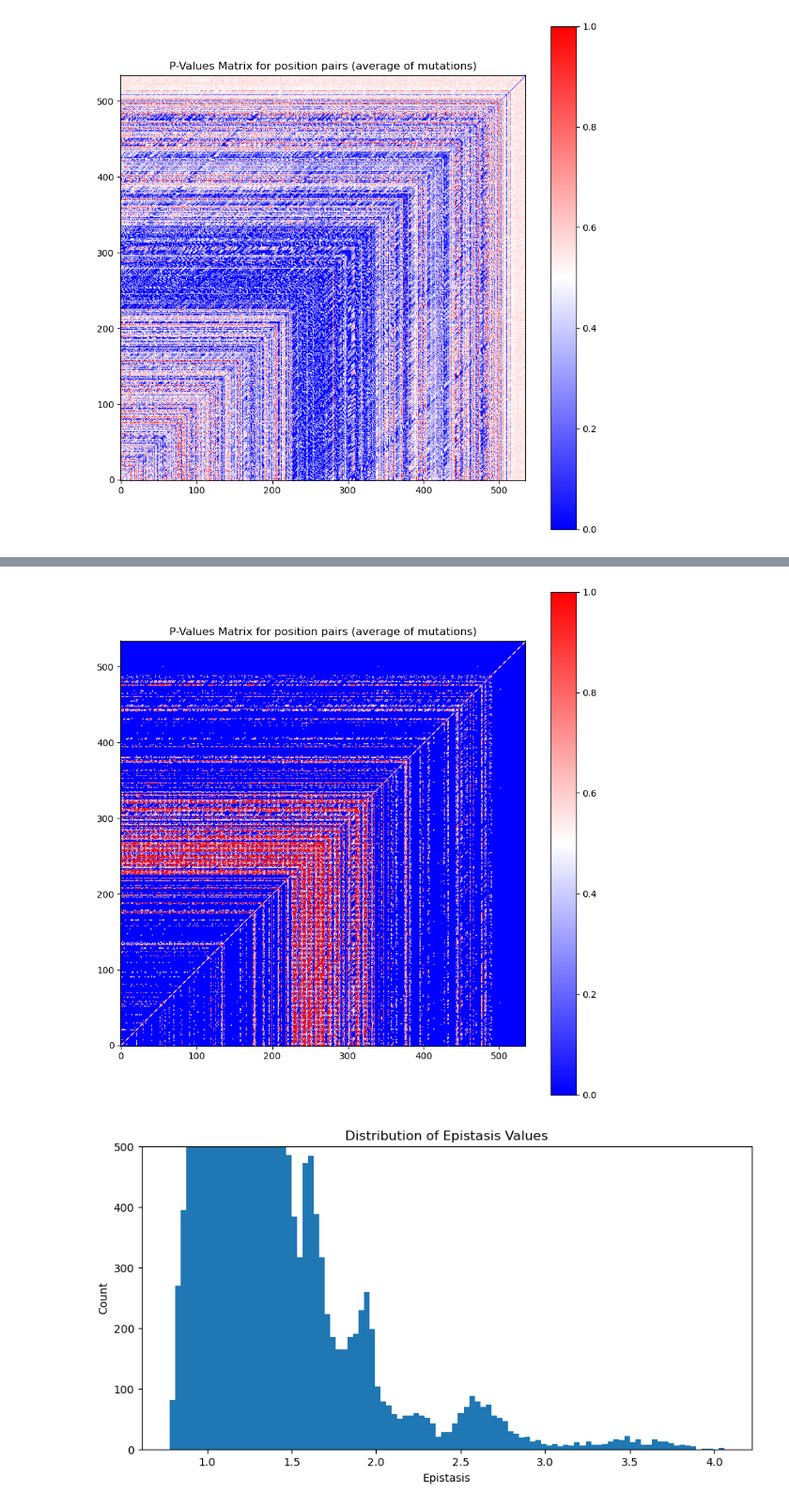
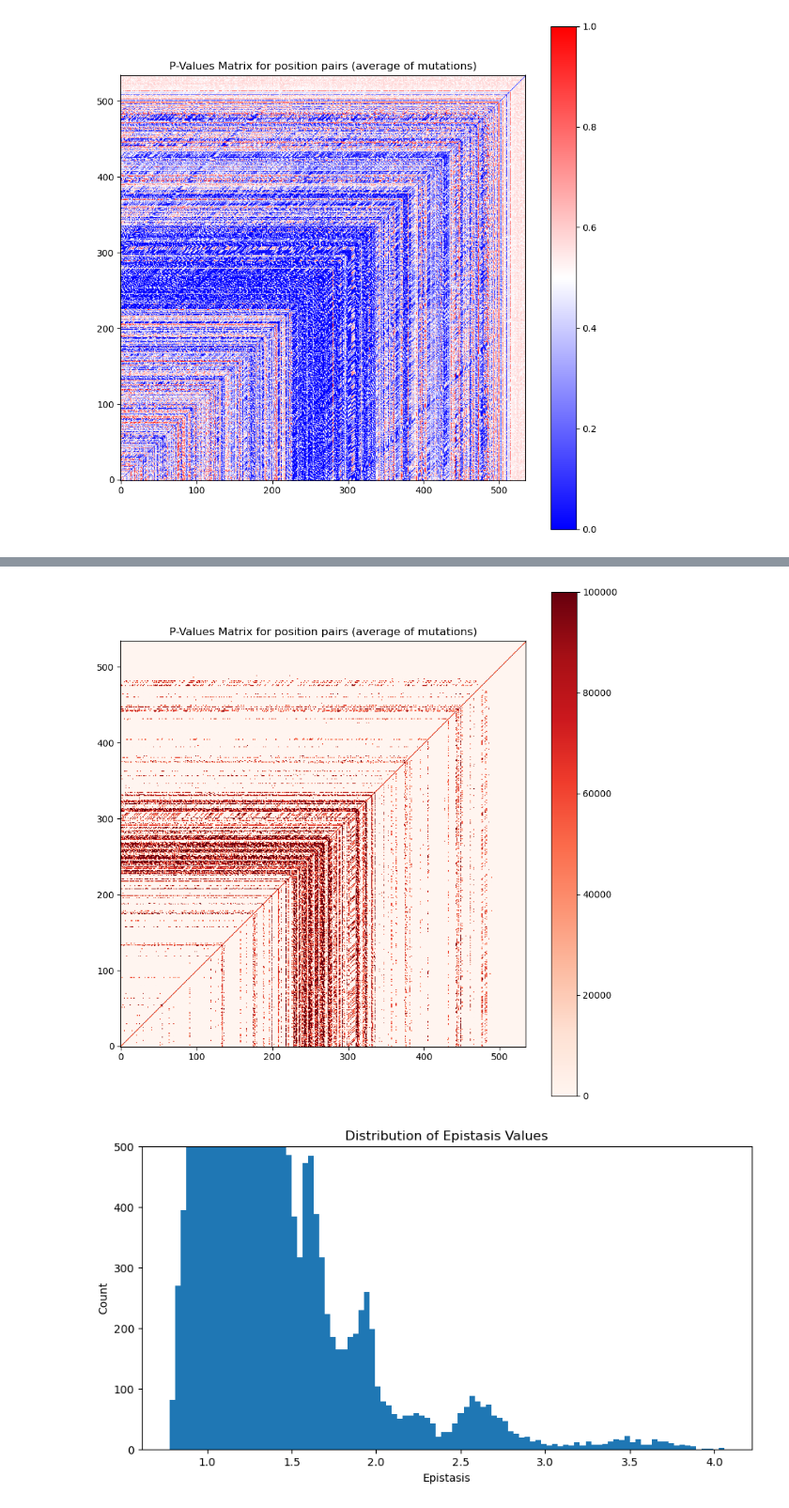
Before and after one commit to JoshuaGensel/MIME_ML, a Jupyter notebook: src/experimental_analysis.ipynb, the cells around one changed output, grey strips where cells are left out. Shown at 94% size. Drawn from its saved outputs; the diff is of its cells as text; code cells hidden in the pictures.

```diff
--- a/src/experimental_analysis.ipynb
+++ b/src/experimental_analysis.ipynb
@@ -446,9 +461,6 @@ plt.show()
 # %%
-# create 535x535 matrix with p-values
-p_values_matrix = np.zeros((535, 535))
-for i in range(len(position_pairs)):
-    p_values_matrix[position_pairs[i][0], position_pairs[i][1]] = p_values[i]
-    p_values_matrix[position_pairs[i][1], position_pairs[i][0]] = p_values[i]
+# load p-values matrix
+p_values_matrix = np.loadtxt('./experimental_model/p_values_matrix.txt')
 
 # plot p-values matrix as heatmap
 plt.figure(figsize=(10, 10))
@@ -463,14 +486,15 @@ plt.show()
 # %%
 # plot heatmap of p values < benjamini-hochberg threshold
 plt.figure(figsize=(10, 10))
-plt.imshow(p_values_matrix < epistasis_threshold, cmap='bwr')
+epsilon = 0.00001
+plt.imshow((1/(p_values_matrix+epsilon) * (p_values_matrix < 0.008)), cmap='Reds')
 # invert y axis to match sequence
 plt.gca().invert_yaxis()
 plt.colorbar()
 plt.title('P-Values Matrix for position pairs (average of mutations)')
 plt.show()
 # %% [output]
-[figure, old version]
+[figure, new version]
 # %%
 # plot distribution of epistasis values
 plt.figure(figsize=(10, 5))
```
Also changed, not shown: parts of 11 cells of this notebook.
